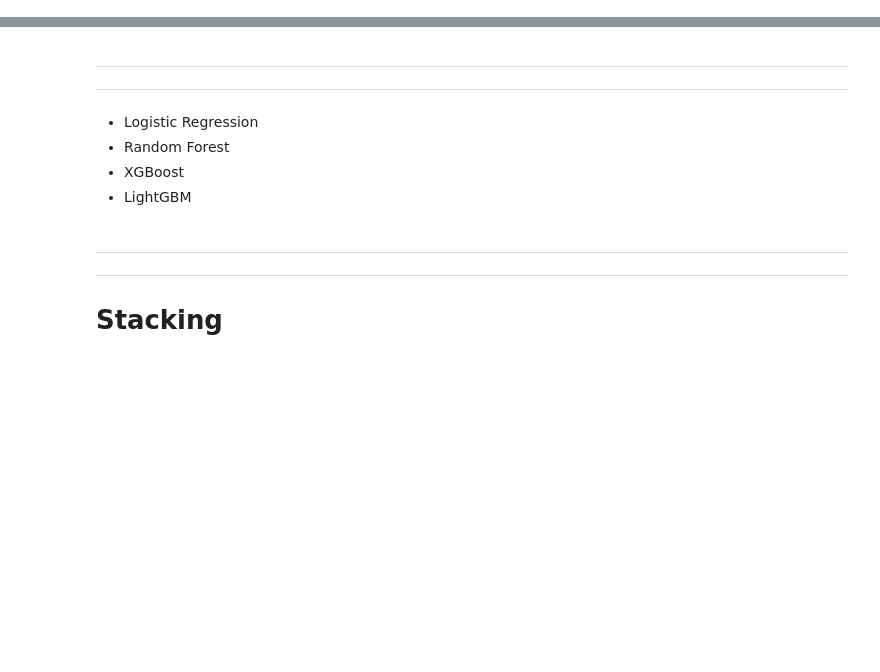
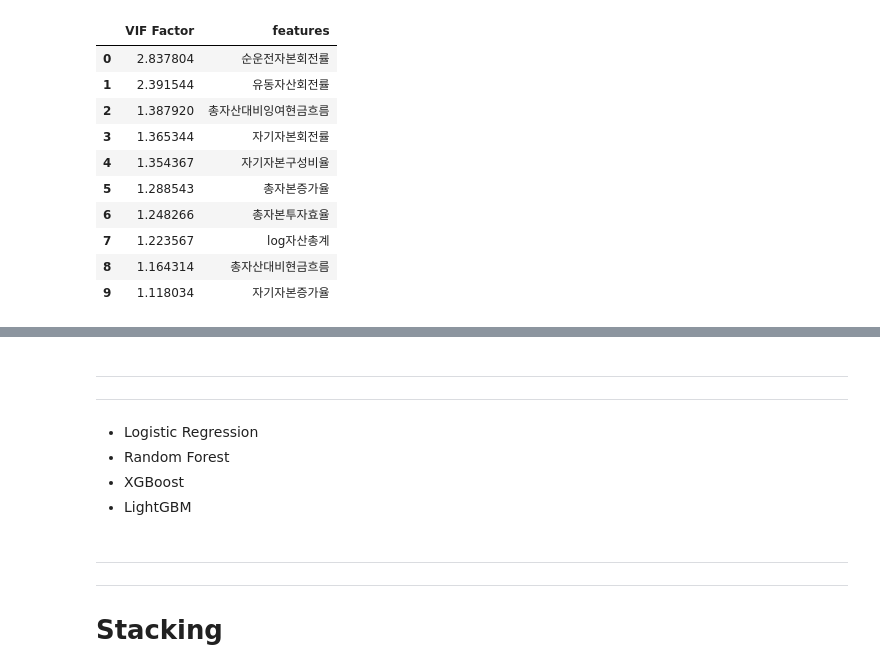
Before and after one commit to youngsang114/Project_2, a Jupyter notebook: 외감기업/9.Stacking_외감.ipynb, the cells around one changed output, grey strips where cells are left out. Drawn from its saved outputs; the diff is of its cells as text; code cells hidden in the pictures; blank space fills up the shorter version.

```diff
--- a/외감기업/9.Stacking_외감.ipynb
+++ b/외감기업/9.Stacking_외감.ipynb
@@ -28,8 +28,39 @@ plt.rcParams['font.family'] = 'malgun Gothic'
 # %%
 train = pd.read_csv('./Dataset/Undersampling/OSS_0.33_train.csv', encoding='euc-kr')
 test = pd.read_csv('./Dataset/Undersampling/OSS_0.33_test.csv', encoding='euc-kr')
+# %%
+def vif(data):
+    import pandas as pd
+    from statsmodels.stats.outliers_influence import variance_inflation_factor
+
+    # VIF 출력을 위한 데이터 프레임 형성
+    vif = pd.DataFrame()
+
+    # VIF 값과 각 Feature 이름에 대해 설정
+    vif["VIF Factor"] = [variance_inflation_factor(data.values, i) for i in range(len(data.columns))]
+    vif["features"] = data.columns
+
+    # VIF 값이 높은 순으로 정렬
+    vif = vif.sort_values(by="VIF Factor", ascending=False)
+    vif = vif.reset_index().drop(columns='index')
+
+    return vif
 # %%
 X_train_sum=train[['유동자산회전률', '총자산대비잉여현금흐름','자기자본구성비율', 'log자산총계','자기자본회전률', '순운전자본회전률', '자기자본증가율', '총자본증가율', '총자산대비현금흐름', '총자본투자효율']]
 y_train = train[['t-1감사의견코드']]
 X_test_sum=test[['유동자산회전률', '총자산대비잉여현금흐름','자기자본구성비율', 'log자산총계','자기자본회전률', '순운전자본회전률', '자기자본증가율', '총자본증가율', '총자산대비현금흐름', '총자본투자효율']]
 y_test = test[['t-1감사의견코드']]
+# %%
+vif(X_train_sum)
+# %% [output]
+|  | VIF Factor | features |
+| 0 | 2.837804 | 순운전자본회전률 |
+| 1 | 2.391544 | 유동자산회전률 |
+| 2 | 1.387920 | 총자산대비잉여현금흐름 |
+| 3 | 1.365344 | 자기자본회전률 |
+| 4 | 1.354367 | 자기자본구성비율 |
+| 5 | 1.288543 | 총자본증가율 |
+| 6 | 1.248266 | 총자본투자효율 |
+| 7 | 1.223567 | log자산총계 |
+| 8 | 1.164314 | 총자산대비현금흐름 |
+| 9 | 1.118034 | 자기자본증가율 |
```
Also changed, not shown: parts of 1 cell of this notebook, 2 other files.
